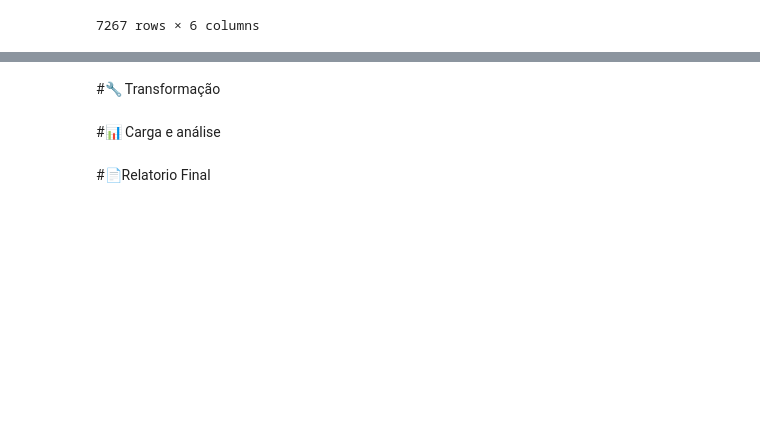
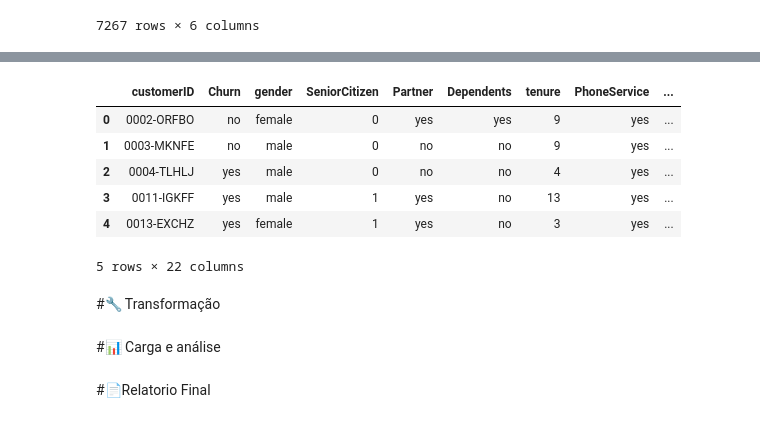
Before and after one commit to luisfmcastro/0a100, a Jupyter notebook: TelecomX_BR.ipynb, the cells around one changed output, grey strips where cells are left out. Drawn from its saved outputs; the diff is of its cells as text; code cells hidden in the pictures; blank space fills up the shorter version.

```diff
--- a/TelecomX_BR.ipynb
+++ b/TelecomX_BR.ipynb
@@ -32,3 +169,31 @@ pd.json_normalize(dados)
+# %%
+df['Churn'] = df['Churn'].str.lower()
+df['gender'] = df['gender'].str.lower()
+df['Partner'] = df['Partner'].str.lower()
+df['Dependents'] = df['Dependents'].str.lower()
+df['PhoneService'] = df['PhoneService'].str.lower()
+df['MultipleLines'] = df['MultipleLines'].str.lower()
+df['InternetService'] = df['InternetService'].str.lower()
+df['OnlineSecurity'] = df['OnlineSecurity'].str.lower()
+df['OnlineBackup'] = df['OnlineBackup'].str.lower()
+df['DeviceProtection'] = df['DeviceProtection'].str.lower()
+df['TechSupport'] = df['TechSupport'].str.lower()
+df['StreamingTV'] = df['StreamingTV'].str.lower()
+df['StreamingMovies'] = df['StreamingMovies'].str.lower()
+df['Contract'] = df['Contract'].str.lower()
+df['PaperlessBilling'] = df['PaperlessBilling'].str.lower()
+df['PaymentMethod'] = df['PaymentMethod'].str.lower()
+# %%
+df['ChargesDaily'] = (df['ChargesMonthly'] / 30).round(2)
+df.head()
+# %% [output]
+|  | customerID | Churn | gender | SeniorCitizen | Partner | Dependents | tenure | PhoneService | ... |
+| 0 | 0002-ORFBO | no | female | 0 | yes | yes | 9 | yes | ... |
+| 1 | 0003-MKNFE | no | male | 0 | no | no | 9 | yes | ... |
+| 2 | 0004-TLHLJ | yes | male | 0 | no | no | 4 | yes | ... |
+| 3 | 0011-IGKFF | yes | male | 1 | yes | no | 13 | yes | ... |
+| 4 | 0013-EXCHZ | yes | female | 1 | yes | no | 3 | yes | ... |
+5 rows × 22 columns
 # %% [markdown]
 #🔧 Transformação
 # %% [markdown]
```
Also changed, not shown: parts of 20 cells of this notebook.
